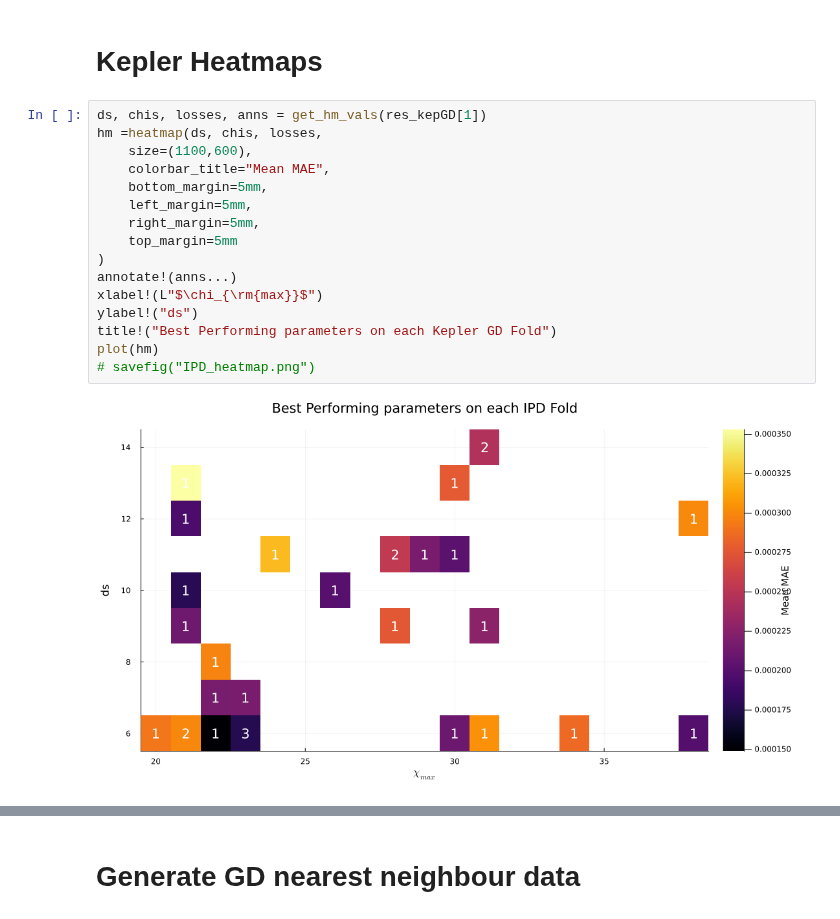
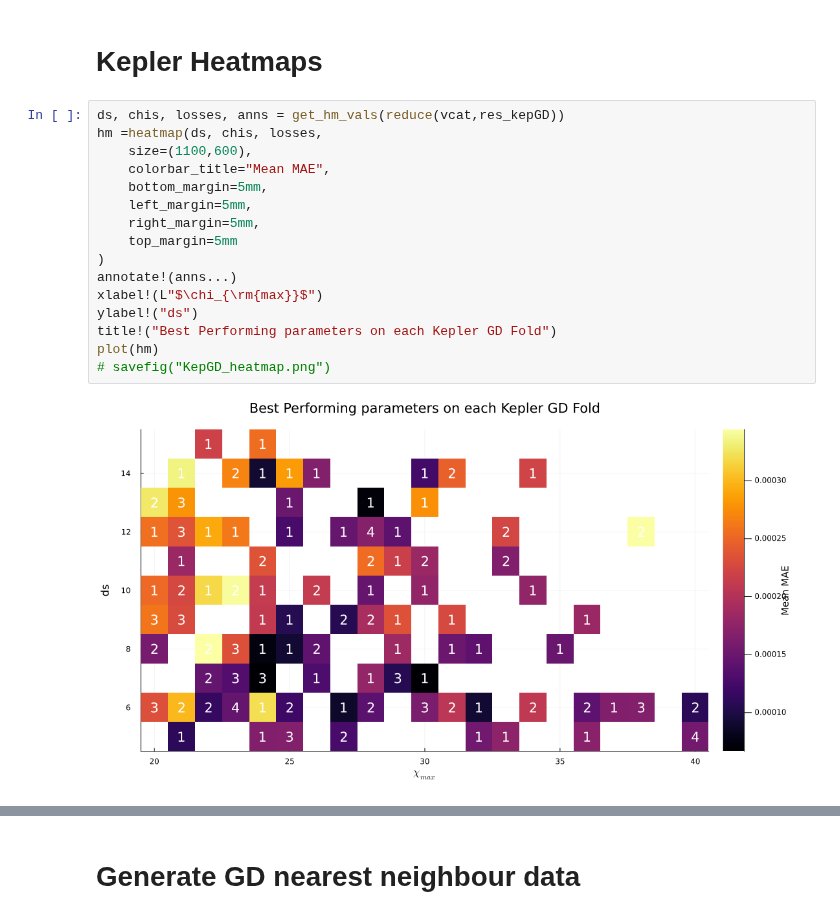
Before and after one commit to hugopstackhouse/MPSTime.jl, a Jupyter notebook: Folds/imp_results_clean.ipynb, the cells around one changed output, grey strips where cells are left out. Saved outputs shown, nothing was run; the diff lists cells and outputs as text.

Commit message:
quick update to plotting code

```diff
--- a/Folds/imp_results_clean.ipynb
+++ b/Folds/imp_results_clean.ipynb
@@ -442,20 +442,20 @@ mmae_kepC6_nn, std_kepC6_nn = mmae_nn_c6, std_nn_c6
 # %% [markdown]
 # Kepler Heatmaps
 # %%
-ds, chis, losses, anns = get_hm_vals(res_kepGD[1])
+ds, chis, losses, anns = get_hm_vals(reduce(vcat,res_kepGD))
 hm =heatmap(ds, chis, losses,
     size=(1100,600),
     colorbar_title="Mean MAE",
     bottom_margin=5mm,
     left_margin=5mm,
     right_margin=5mm,
     top_margin=5mm
 )
 annotate!(anns...)
 xlabel!(L"$\chi_{\rm{max}}$")
 ylabel!("ds")
 title!("Best Performing parameters on each Kepler GD Fold")
 plot(hm)
-# savefig("IPD_heatmap.png")
+# savefig("KepGD_heatmap.png")
 # %% [output]
-[figure, old version]
+[figure, new version]
```
Also changed, not shown: parts of 1 cell of this notebook, 1 other file.
